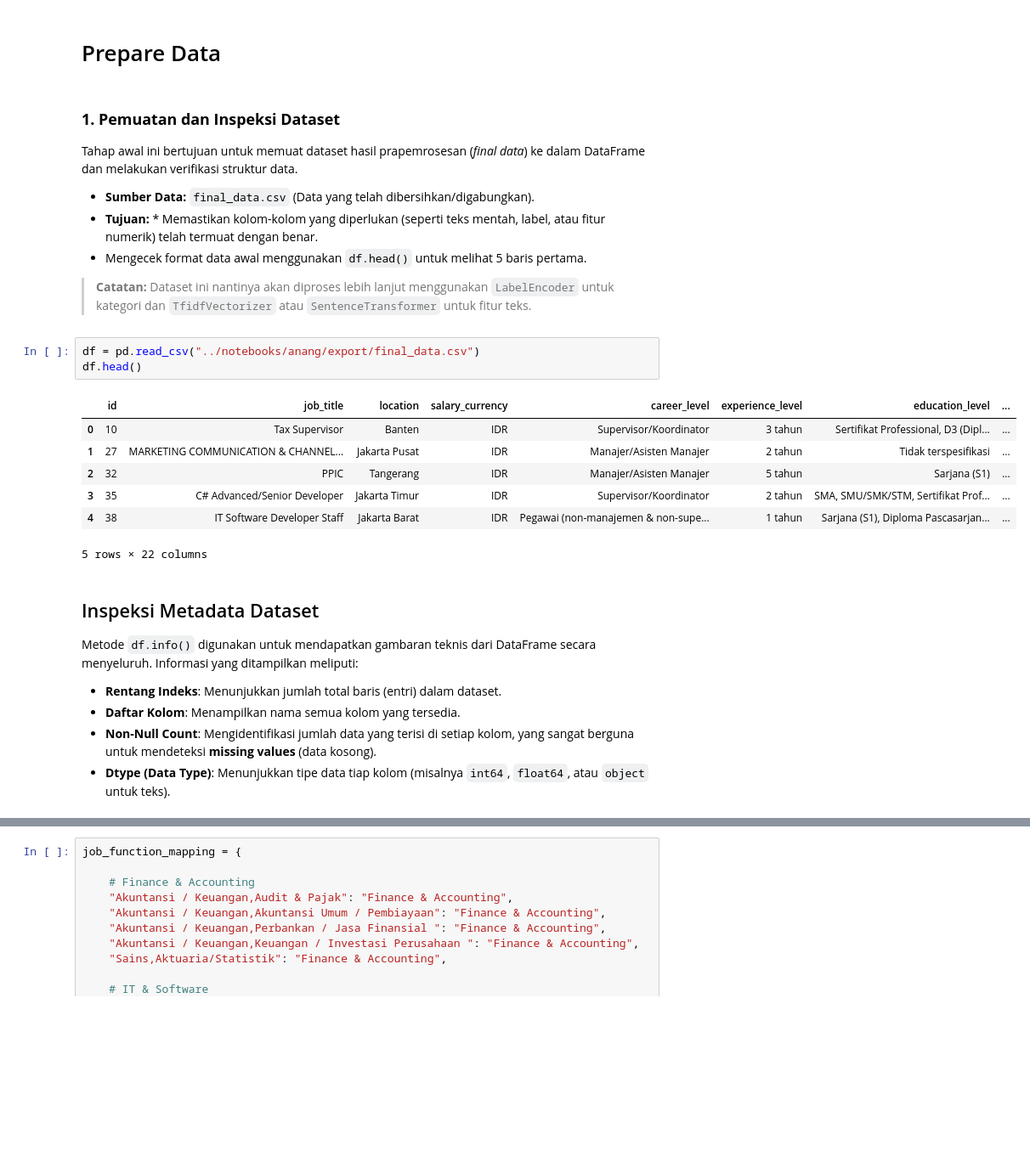
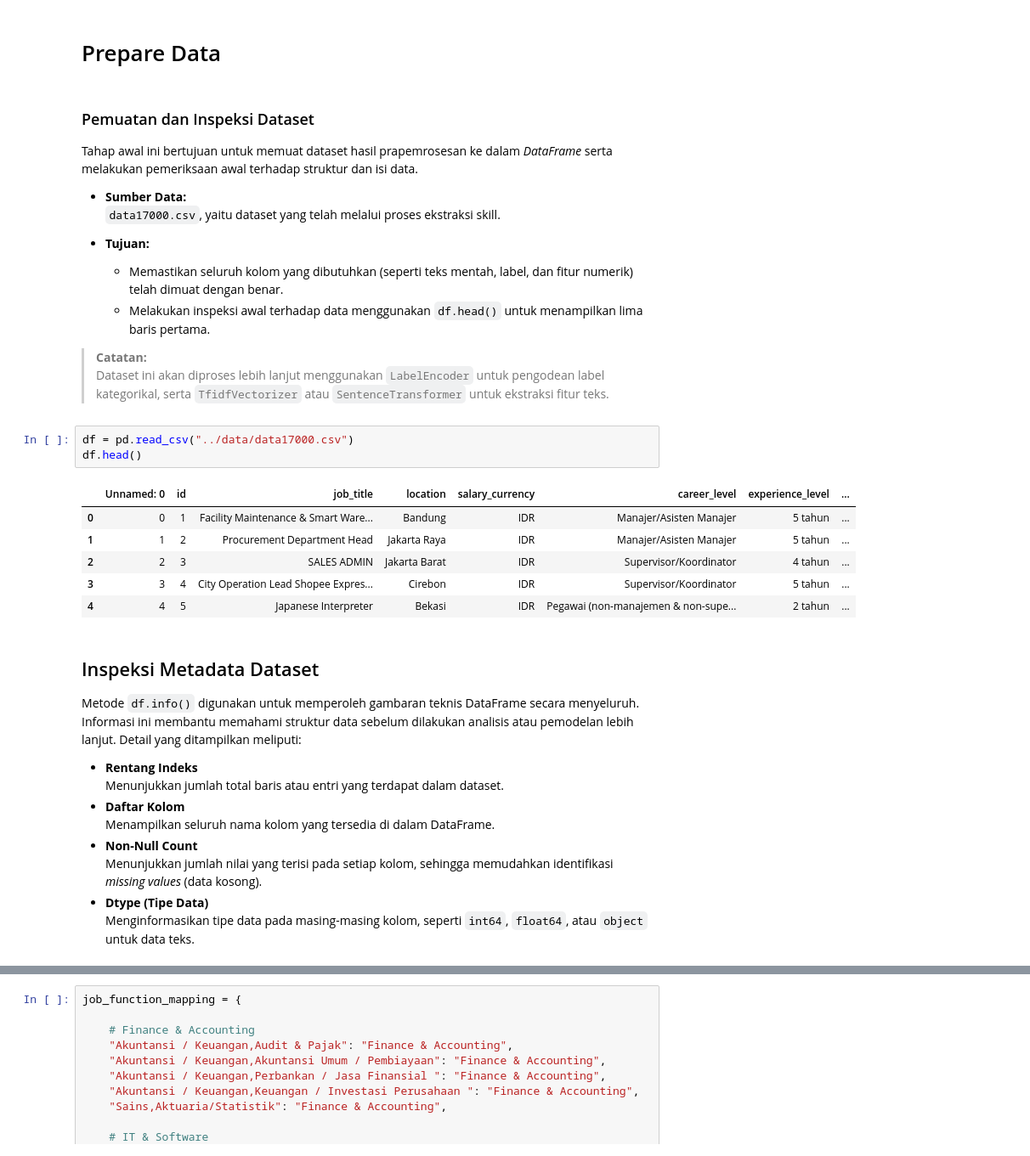
Before and after one commit to muhanangmahrub/Career-Path-Navigator, a Jupyter notebook: modeling/recommender.ipynb, the cells around one changed output, grey strips where cells are left out. Shown at 85% size. Drawn from its saved outputs; the diff is of its cells as text; blank space fills up the shorter version.

```diff
--- a/modeling/recommender.ipynb
+++ b/modeling/recommender.ipynb
@@ -43,38 +53,42 @@ from sentence_transformers import SentenceTransformer
 # %% [markdown]
 # Prepare Data
 # %% [markdown]
-### **1. Pemuatan dan Inspeksi Dataset**
+### Pemuatan dan Inspeksi Dataset
 
-Tahap awal ini bertujuan untuk memuat dataset hasil prapemrosesan (*final data*) ke dalam DataFrame dan melakukan verifikasi struktur data.
+Tahap awal ini bertujuan untuk memuat dataset hasil prapemrosesan ke dalam *DataFrame* serta melakukan pemeriksaan awal terhadap struktur dan isi data.
 
-* **Sumber Data:** `final_data.csv` (Data yang telah dibersihkan/digabungkan).
-* **Tujuan:** * Memastikan kolom-kolom yang diperlukan (seperti teks mentah, label, atau fitur numerik) telah termuat dengan benar.
-* Mengecek format data awal menggunakan `df.head()` untuk melihat 5 baris pertama.
+- **Sumber Data:**
+  `data17000.csv`, yaitu dataset yang telah melalui proses ekstraksi skill.
 
+- **Tujuan:**
+  - Memastikan seluruh kolom yang dibutuhkan (seperti teks mentah, label, dan fitur numerik) telah dimuat dengan benar.
+  - Melakukan inspeksi awal terhadap data menggunakan `df.head()` untuk menampilkan lima baris pertama.
 
-
-> **Catatan:** Dataset ini nantinya akan diproses lebih lanjut menggunakan `LabelEncoder` untuk kategori dan `TfidfVectorizer` atau `SentenceTransformer` untuk fitur teks.
+> **Catatan:**
+> Dataset ini akan diproses lebih lanjut menggunakan `LabelEncoder` untuk pengodean label kategorikal, serta `TfidfVectorizer` atau `SentenceTransformer` untuk ekstraksi fitur teks.
 # %%
-df = pd.read_csv("../notebooks/anang/export/final_data.csv")
+df = pd.read_csv("../data/data17000.csv")
 df.head()
 # %% [output]
-|  | id | job_title | location | salary_currency | career_level | experience_level | education_level | ... |
-| 0 | 10 | Tax Supervisor | Banten | IDR | Supervisor/Koordinator | 3 tahun | Sertifikat Professional, D3 (Dipl... | ... |
-| 1 | 27 | MARKETING COMMUNICATION & CHANNEL... | Jakarta Pusat | IDR | Manajer/Asisten Manajer | 2 tahun | Tidak terspesifikasi | ... |
-| 2 | 32 | PPIC | Tangerang | IDR | Manajer/Asisten Manajer | 5 tahun | Sarjana (S1) | ... |
-| 3 | 35 | C# Advanced/Senior Developer | Jakarta Timur | IDR | Supervisor/Koordinator | 2 tahun | SMA, SMU/SMK/STM, Sertifikat Prof... | ... |
-| 4 | 38 | IT Software Developer Staff | Jakarta Barat | IDR | Pegawai (non-manajemen & non-supe... | 1 tahun | Sarjana (S1), Diploma Pascasarjan... | ... |
+|  | Unnamed: 0 | id | job_title | location | salary_currency | career_level | experience_level | ... |
+| 0 | 0 | 1 | Facility Maintenance & Smart Ware... | Bandung | IDR | Manajer/Asisten Manajer | 5 tahun | ... |
+| 1 | 1 | 2 | Procurement Department Head | Jakarta Raya | IDR | Manajer/Asisten Manajer | 5 tahun | ... |
+| 2 | 2 | 3 | SALES ADMIN | Jakarta Barat | IDR | Supervisor/Koordinator | 4 tahun | ... |
+| 3 | 3 | 4 | City Operation Lead Shopee Expres... | Cirebon | IDR | Supervisor/Koordinator | 5 tahun | ... |
+| 4 | 4 | 5 | Japanese Interpreter | Bekasi | IDR | Pegawai (non-manajemen & non-supe... | 2 tahun | ... |
-5 rows × 22 columns
 # %% [markdown]
-
 ## Inspeksi Metadata Dataset
 
-Metode `df.info()` digunakan untuk mendapatkan gambaran teknis dari DataFrame secara menyeluruh. Informasi yang ditampilkan meliputi:
+Metode `df.info()` digunakan untuk memperoleh gambaran teknis DataFrame secara menyeluruh. Informasi ini membantu memahami struktur data sebelum dilakukan analisis atau pemodelan lebih lanjut. Detail yang ditampilkan meliputi:
 
-* **Rentang Indeks**: Menunjukkan jumlah total baris (entri) dalam dataset.
-* **Daftar Kolom**: Menampilkan nama semua kolom yang tersedia.
-* **Non-Null Count**: Mengidentifikasi jumlah data yang terisi di setiap kolom, yang sangat berguna untuk mendeteksi **missing values** (data kosong).
-* **Dtype (Data Type)**: Menunjukkan tipe data tiap kolom (misalnya `int64`, `float64`, atau `object` untuk teks).
+- **Rentang Indeks**
+  Menunjukkan jumlah total baris atau entri yang terdapat dalam dataset.
+- **Daftar Kolom**
+  Menampilkan seluruh nama kolom yang tersedia di dalam DataFrame.
+- **Non-Null Count**
+  Menunjukkan jumlah nilai yang terisi pada setiap kolom, sehingga memudahkan identifikasi *missing values* (data kosong).
+- **Dtype (Tipe Data)**
+  Menginformasikan tipe data pada masing-masing kolom, seperti `int64`, `float64`, atau `object` untuk data teks.
 # %%
 df.info()
 # %% [output]
```
Also changed, not shown: parts of 53 cells of this notebook, 17 other files.
